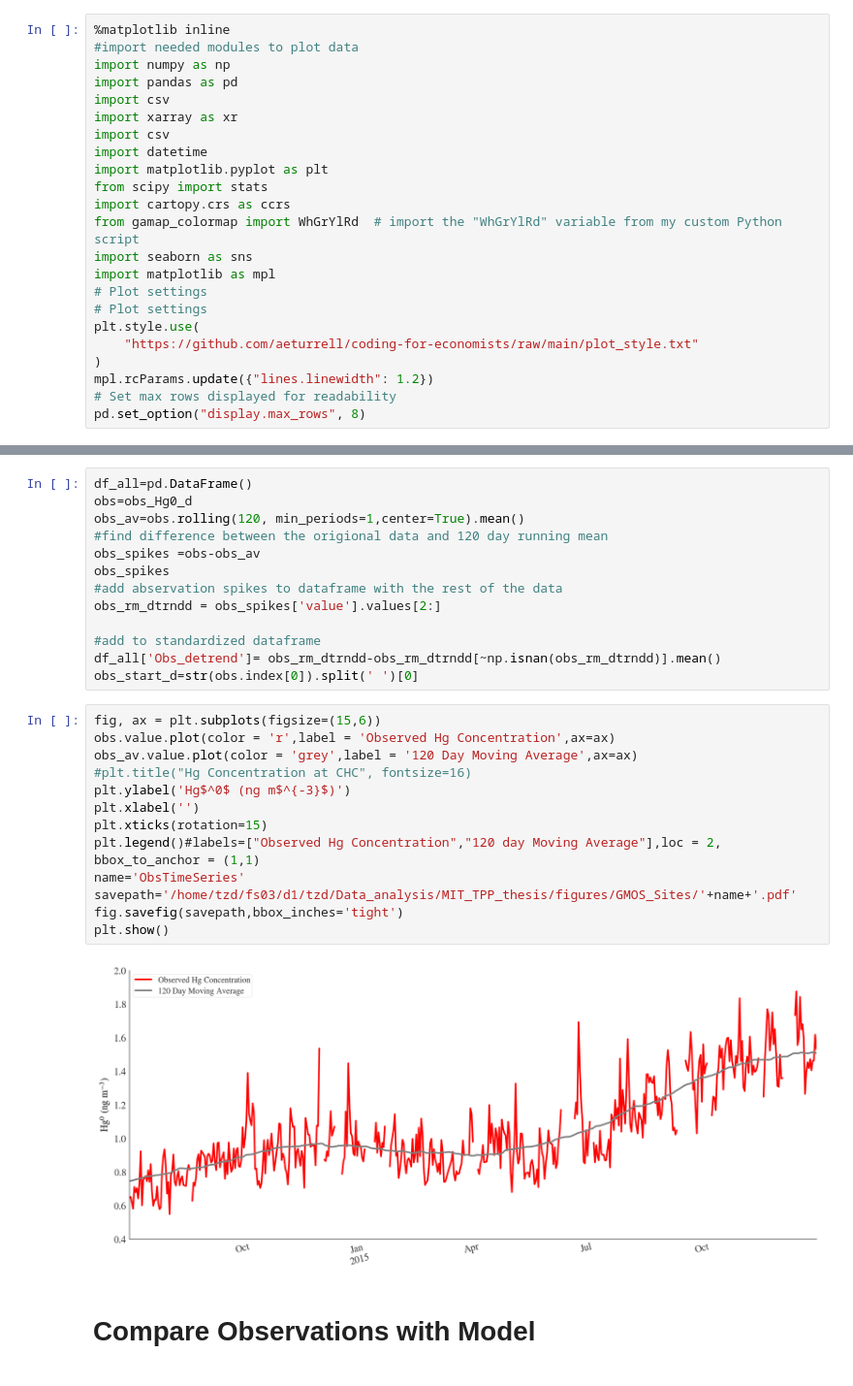
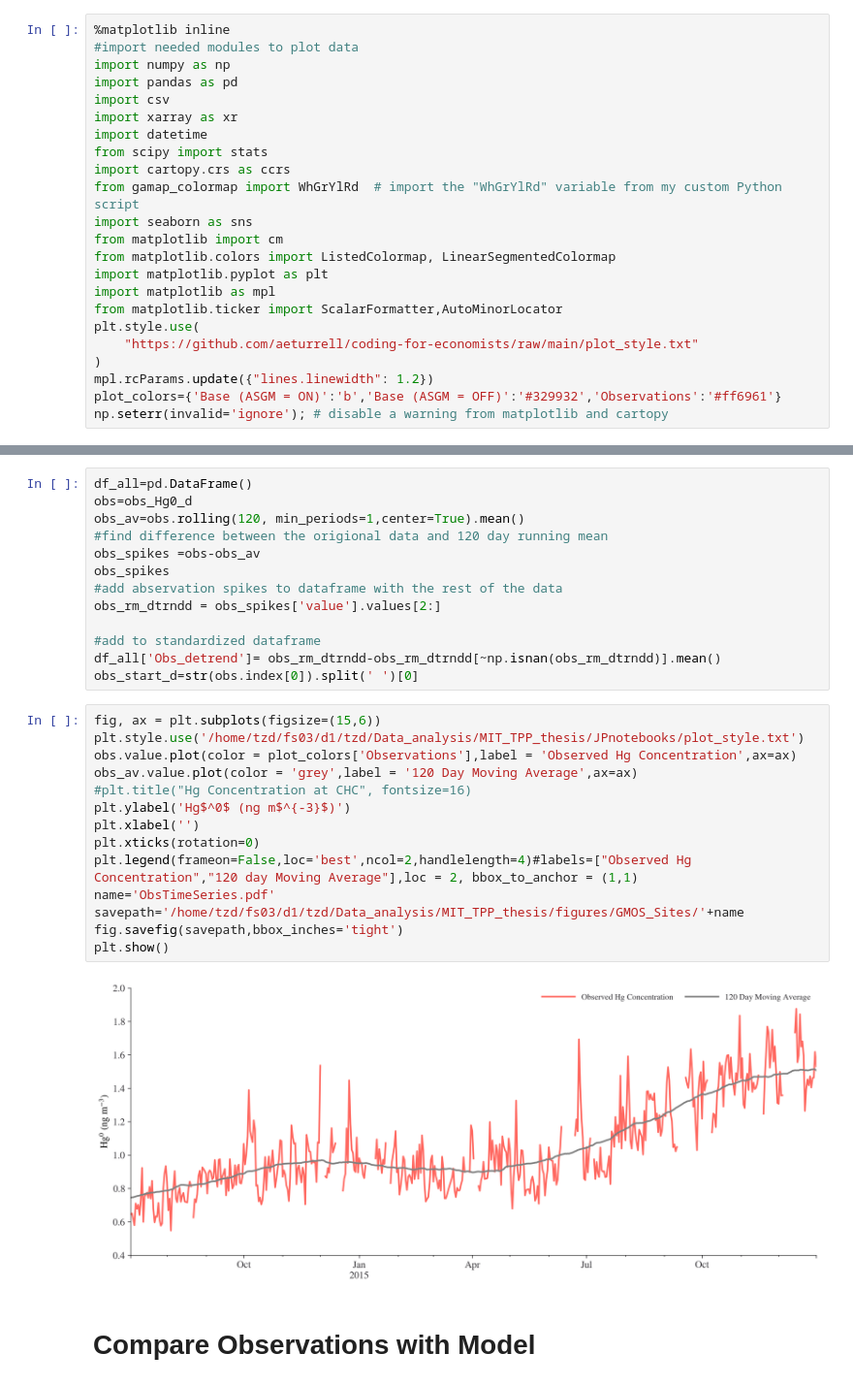
Before and after one commit to Shakes-tzd/MIT_TPP_thesis, a Jupyter notebook: JPnotebooks/model_outVSobs.ipynb, the cells around one changed output, grey strips where cells are left out. Shown at 97% size. Saved outputs shown, nothing was run; the diff lists cells and outputs as text.

```diff
--- a/JPnotebooks/model_outVSobs.ipynb
+++ b/JPnotebooks/model_outVSobs.ipynb
@@ -10,22 +10,22 @@ import numpy as np
 import pandas as pd
 import csv
 import xarray as xr
-import csv
 import datetime
-import matplotlib.pyplot as plt
 from scipy import stats
 import cartopy.crs as ccrs
 from gamap_colormap import WhGrYlRd  # import the "WhGrYlRd" variable from my custom Python script
 import seaborn as sns
+from matplotlib import cm
+from matplotlib.colors import ListedColormap, LinearSegmentedColormap
+import matplotlib.pyplot as plt
 import matplotlib as mpl
-# Plot settings
-# Plot settings
+from matplotlib.ticker import ScalarFormatter,AutoMinorLocator
 plt.style.use(
     "https://github.com/aeturrell/coding-for-economists/raw/main/plot_style.txt"
 )
 mpl.rcParams.update({"lines.linewidth": 1.2})
-# Set max rows displayed for readability
-pd.set_option("display.max_rows", 8)
+plot_colors={'Base (ASGM = ON)':'b','Base (ASGM = OFF)':'#329932','Observations':'#ff6961'}
+np.seterr(invalid='ignore'); # disable a warning from matplotlib and cartopy
 # %% [markdown]
 # Ari's Code to get no asgm model output
 # %%
@@ -330,19 +314,20 @@ df_all['Obs_detrend']= obs_rm_dtrndd-obs_rm_dtrndd[~np.isnan(obs_rm_dtrndd)].mea
 obs_start_d=str(obs.index[0]).split(' ')[0]
 # %%
 fig, ax = plt.subplots(figsize=(15,6))
-obs.value.plot(color = 'r',label = 'Observed Hg Concentration',ax=ax)
+plt.style.use('/home/tzd/fs03/d1/tzd/Data_analysis/MIT_TPP_thesis/JPnotebooks/plot_style.txt')
+obs.value.plot(color = plot_colors['Observations'],label = 'Observed Hg Concentration',ax=ax)
 obs_av.value.plot(color = 'grey',label = '120 Day Moving Average',ax=ax)
 #plt.title("Hg Concentration at CHC", fontsize=16)
 plt.ylabel('Hg$^0$ (ng m$^{-3}$)')
 plt.xlabel('')
-plt.xticks(rotation=15)
-plt.legend()#labels=["Observed Hg Concentration","120 day Moving Average"],loc = 2, bbox_to_anchor = (1,1)
-name='ObsTimeSeries'
-savepath='/home/tzd/fs03/d1/tzd/Data_analysis/MIT_TPP_thesis/figures/GMOS_Sites/'+name+'.pdf'
+plt.xticks(rotation=0)
+plt.legend(frameon=False,loc='best',ncol=2,handlelength=4)#labels=["Observed Hg Concentration","120 day Moving Average"],loc = 2, bbox_to_anchor = (1,1)
+name='ObsTimeSeries.pdf'
+savepath='/home/tzd/fs03/d1/tzd/Data_analysis/MIT_TPP_thesis/figures/GMOS_Sites/'+name
 fig.savefig(savepath,bbox_inches='tight')
 plt.show()
 # %% [output]
-[figure, old version]
+[figure, new version]
 # %% [markdown]
 # Compare Observations with Model
 # %% [markdown]
```
Also changed, not shown: parts of 14 cells of this notebook, 2 other files.
